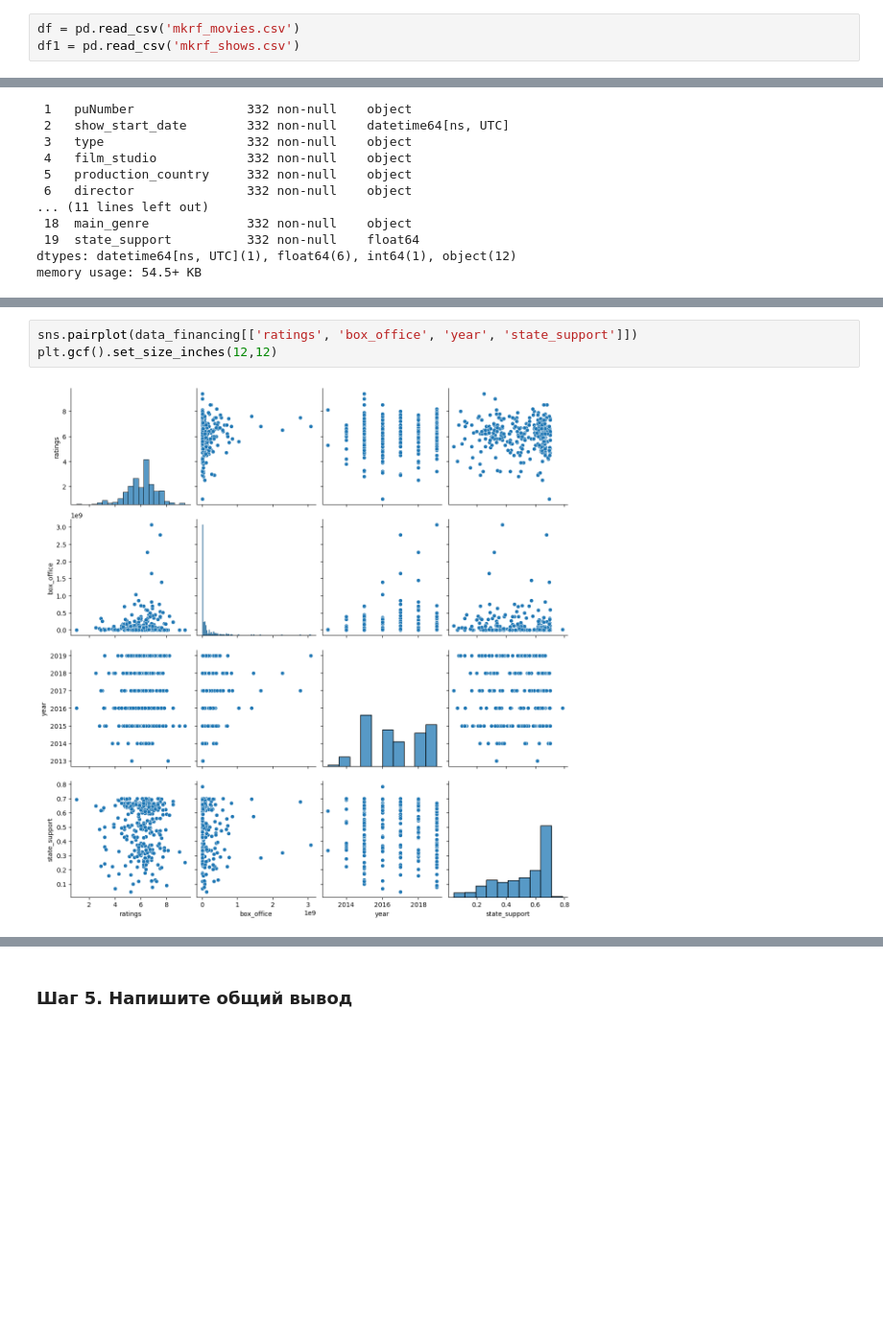
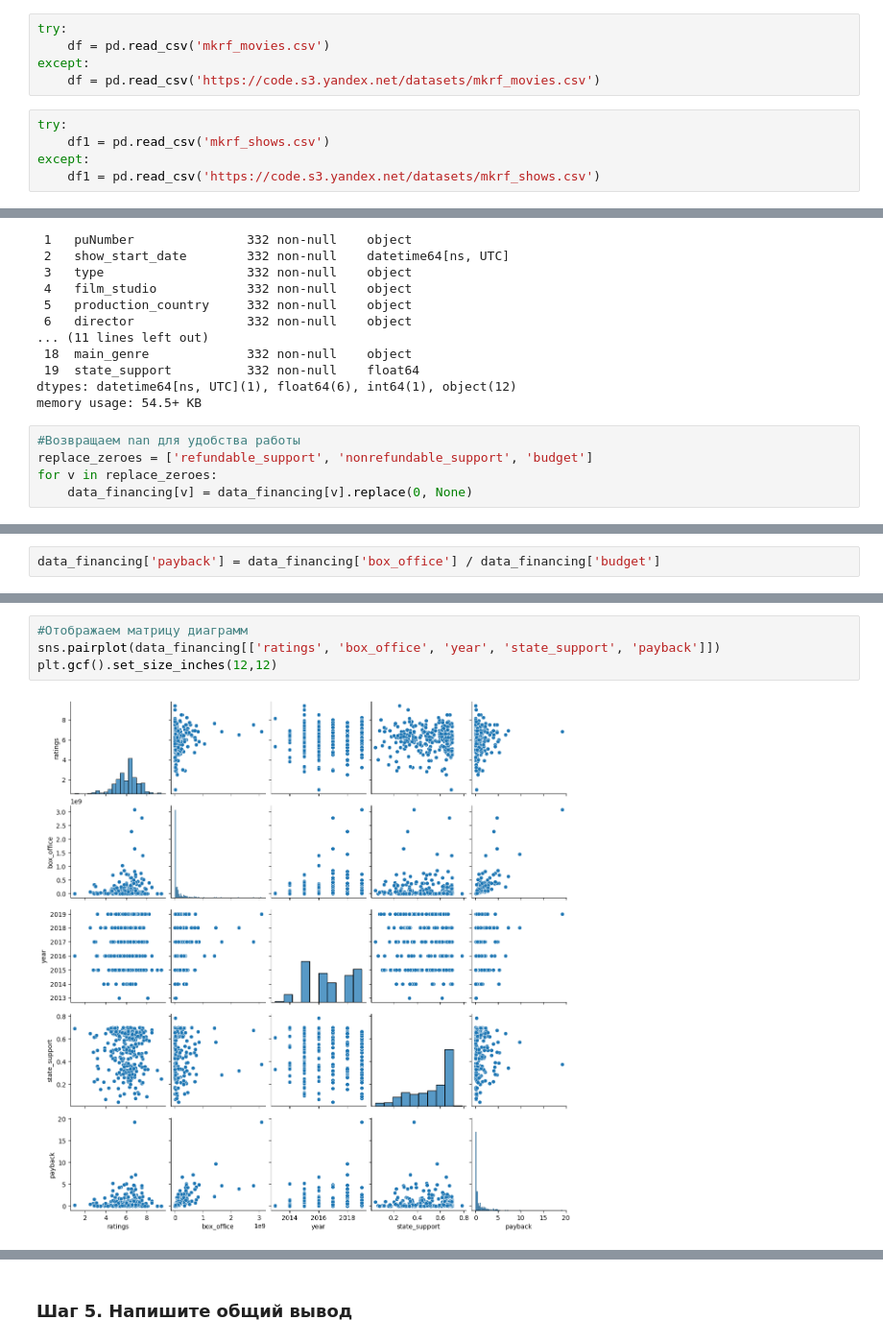
Before and after one commit to VSXV/Data-Science-Projects, a Jupyter notebook: d11dfd07-1855-413a-b591-15d13f4190ed.ipynb, the cells around one changed output, grey strips where cells are left out. Shown at 96% size. Drawn from its saved outputs; the diff is of its cells as text; blank space fills up the shorter version.

```diff
--- a/d11dfd07-1855-413a-b591-15d13f4190ed.ipynb
+++ b/d11dfd07-1855-413a-b591-15d13f4190ed.ipynb
@@ -25,8 +46,15 @@ import matplotlib.pyplot as plt
 
 np.set_printoptions(threshold=np.inf)
 # %%
-df = pd.read_csv('mkrf_movies.csv')
-df1 = pd.read_csv('mkrf_shows.csv')
+try:
+    df = pd.read_csv('mkrf_movies.csv')
+except:
+    df = pd.read_csv('https://code.s3.yandex.net/datasets/mkrf_movies.csv')
+# %%
+try:
+    df1 = pd.read_csv('mkrf_shows.csv')
+except:
+    df1 = pd.read_csv('https://code.s3.yandex.net/datasets/mkrf_shows.csv')
 # %%
 df.head()
 # %% [output]
@@ -460,3 +488,8 @@ Data columns (total 20 columns):
  19  state_support          332 non-null    float64
 dtypes: datetime64[ns, UTC](1), float64(6), int64(1), object(12)
 memory usage: 54.5+ KB
+# %%
+#Возвращаем nan для удобства работы
+replace_zeroes = ['refundable_support', 'nonrefundable_support', 'budget']
+for v in replace_zeroes:
+    data_financing[v] = data_financing[v].replace(0, None)
@@ -462,0 +502,2 @@ memory usage: 54.5+ KB
+# %%
+data_financing['payback'] = data_financing['box_office'] / data_financing['budget']
@@ -475,5 +523,6 @@ memory usage: 54.5+ KB
 # %%
-sns.pairplot(data_financing[['ratings', 'box_office', 'year', 'state_support']])
+#Отображаем матрицу диаграмм
+sns.pairplot(data_financing[['ratings', 'box_office', 'year', 'state_support', 'payback']])
 plt.gcf().set_size_inches(12,12)
 # %% [output]
-[figure, old version]
+[figure, new version]
```
Also changed, not shown: parts of 19 cells of this notebook.
